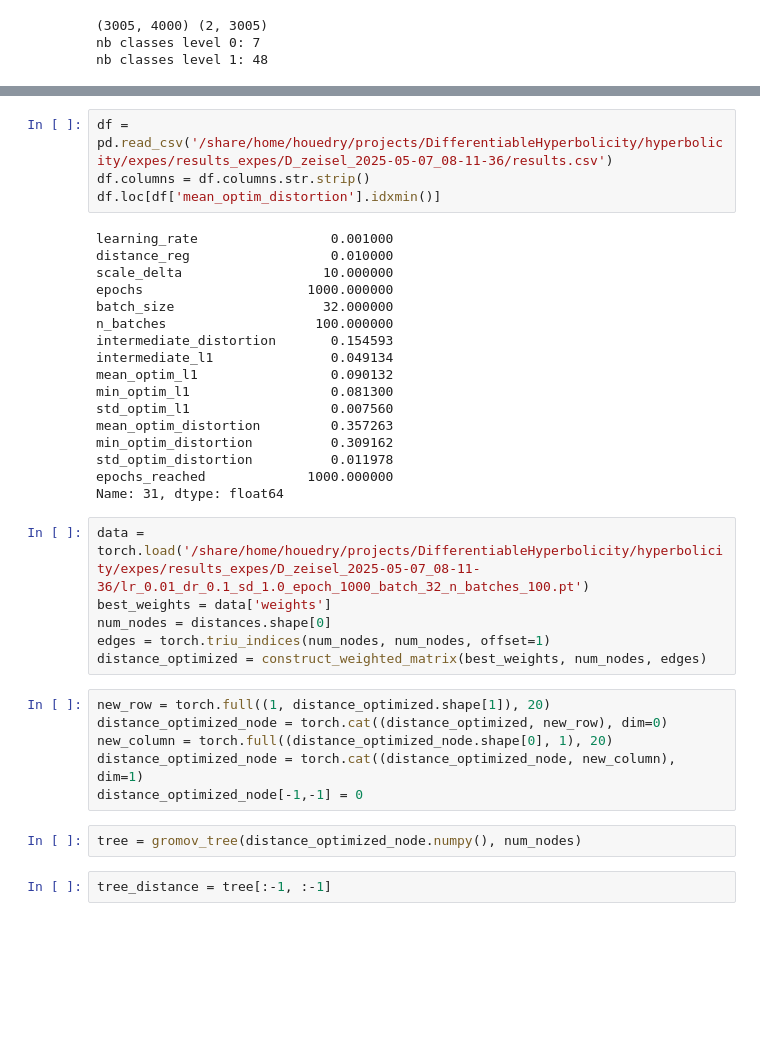
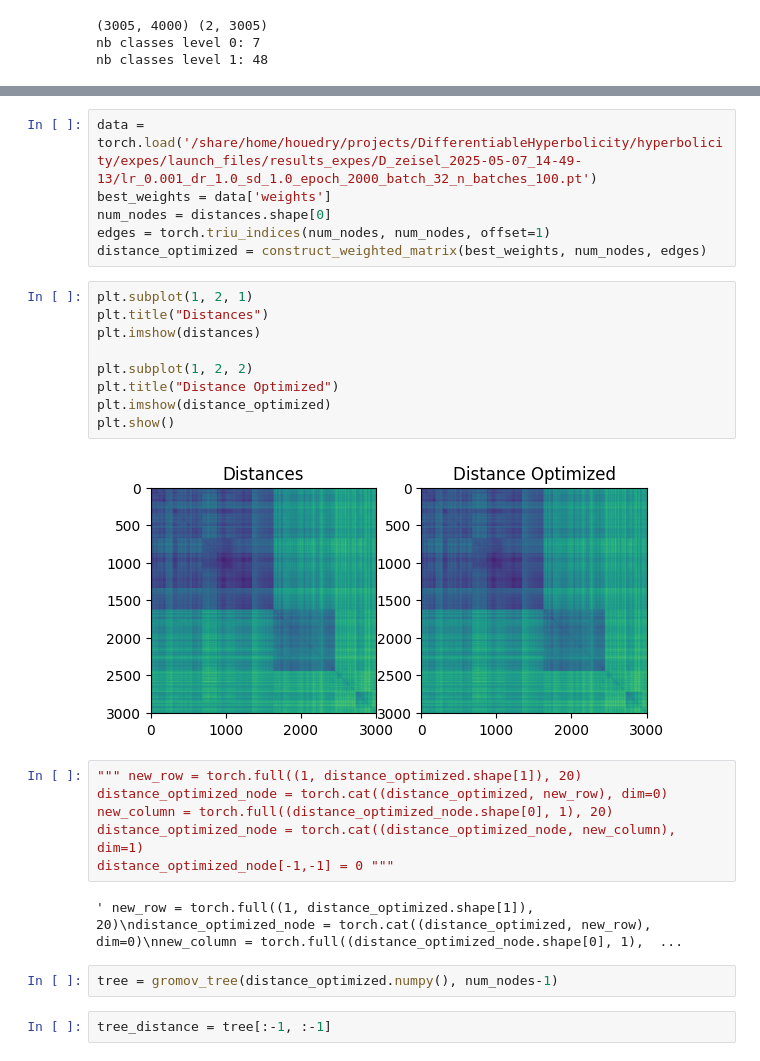
Before and after one commit to pierrehouedry/DifferentiableHyperbolicity, a Jupyter notebook: hyperbolicity/expes/single_cell_classification.ipynb, the cells around one changed output, grey strips where cells are left out. Cells and saved outputs as stored; diff of their text form; blank space fills up the shorter version.

```diff
--- a/hyperbolicity/expes/single_cell_classification.ipynb
+++ b/hyperbolicity/expes/single_cell_classification.ipynb
@@ -47,41 +45,33 @@ plt.imshow(distance)
 # %% [output]
 <matplotlib.image.AxesImage at 0x...>
 [figure]
-# %%
-df = pd.read_csv('/share/home/houedry/projects/DifferentiableHyperbolicity/hyperbolicity/expes/results_expes/D_zeisel_2025-05-07_08-11-36/results.csv')
-df.columns = df.columns.str.strip()
-df.loc[df['mean_optim_distortion'].idxmin()]
-# %% [output]
-learning_rate                 0.001000
-distance_reg                  0.010000
-scale_delta                  10.000000
-epochs                     1000.000000
-batch_size                   32.000000
-n_batches                   100.000000
-intermediate_distortion       0.154593
-intermediate_l1               0.049134
-mean_optim_l1                 0.090132
-min_optim_l1                  0.081300
-std_optim_l1                  0.007560
-mean_optim_distortion         0.357263
-min_optim_distortion          0.309162
-std_optim_distortion          0.011978
-epochs_reached             1000.000000
-Name: 31, dtype: float64
 # %%
-data = torch.load('/share/home/houedry/projects/DifferentiableHyperbolicity/hyperbolicity/expes/results_expes/D_zeisel_2025-05-07_08-11-36/lr_0.01_dr_0.1_sd_1.0_epoch_1000_batch_32_n_batches_100.pt')
+data = torch.load('/share/home/houedry/projects/DifferentiableHyperbolicity/hyperbolicity/expes/launch_files/results_expes/D_zeisel_2025-05-07_14-49-13/lr_0.001_dr_1.0_sd_1.0_epoch_2000_batch_32_n_batches_100.pt')
 best_weights = data['weights']
 num_nodes = distances.shape[0]
 edges = torch.triu_indices(num_nodes, num_nodes, offset=1)
 distance_optimized = construct_weighted_matrix(best_weights, num_nodes, edges)
+# %%
+plt.subplot(1, 2, 1)
+plt.title("Distances")
+plt.imshow(distances)
+
+plt.subplot(1, 2, 2)
+plt.title("Distance Optimized")
+plt.imshow(distance_optimized)
+plt.show()
+# %% [output]
+[figure, added]
 # %%
-new_row = torch.full((1, distance_optimized.shape[1]), 20)
+""" new_row = torch.full((1, distance_optimized.shape[1]), 20)
 distance_optimized_node = torch.cat((distance_optimized, new_row), dim=0)
 new_column = torch.full((distance_optimized_node.shape[0], 1), 20)
 distance_optimized_node = torch.cat((distance_optimized_node, new_column), dim=1)
-distance_optimized_node[-1,-1] = 0
+distance_optimized_node[-1,-1] = 0 """
+# %% [output]
+' new_row = torch.full((1, distance_optimized.shape[1]), 20)\ndistance_optimized_node = torch.cat((distance_optimized, new_row), dim=0)\nnew_column = torch.full((distance_optimized_node.shape[0], 1),  ...
 # %%
-tree = gromov_tree(distance_optimized_node.numpy(), num_nodes)
+tree = gromov_tree(distance_optimized.numpy(), num_nodes-1)
 # %%
 tree_distance = tree[:-1, :-1]
 # %%
```
Also changed, not shown: parts of 17 cells of this notebook, 23 other files.
